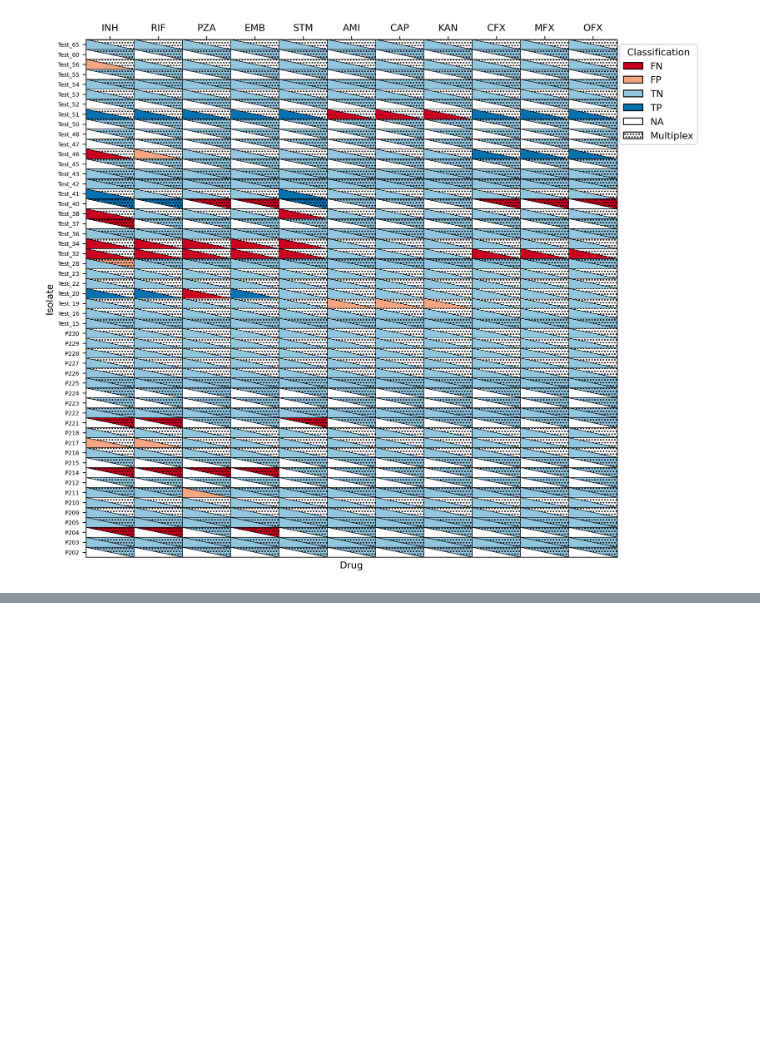
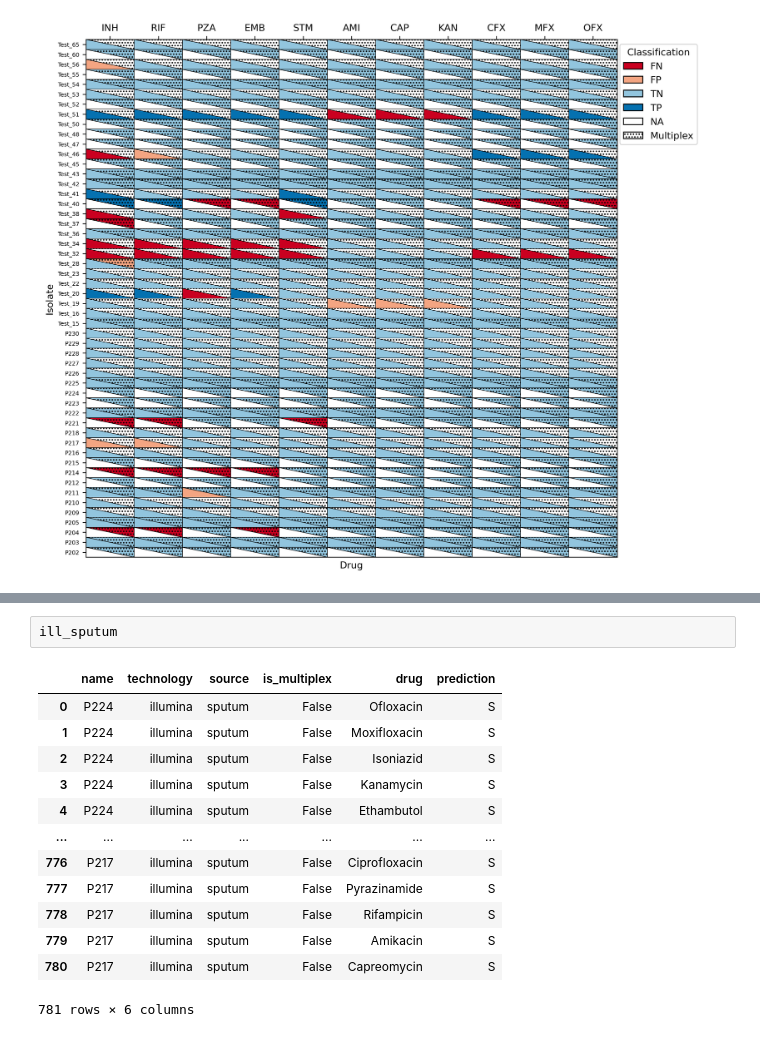
Before and after one commit to iqbal-lab-org/tb-sputum-project, a Jupyter notebook: workflow/notebooks/dst_eda.ipynb, the cells around one changed output, grey strips where cells are left out. Saved outputs shown, nothing was run; the diff lists cells and outputs as text; blank space fills up the shorter version.

```diff
--- a/workflow/notebooks/dst_eda.ipynb
+++ b/workflow/notebooks/dst_eda.ipynb
@@ -326,0 +476,16 @@ plt.show()
+# %%
+ill_sputum
+# %% [output]
+|  | name | technology | source | is_multiplex | drug | prediction |
+| 0 | P224 | illumina | sputum | False | Ofloxacin | S |
+| 1 | P224 | illumina | sputum | False | Moxifloxacin | S |
+| 2 | P224 | illumina | sputum | False | Isoniazid | S |
+| 3 | P224 | illumina | sputum | False | Kanamycin | S |
+| 4 | P224 | illumina | sputum | False | Ethambutol | S |
+| ... | ... | ... | ... | ... | ... | ... |
+| 776 | P217 | illumina | sputum | False | Ciprofloxacin | S |
+| 777 | P217 | illumina | sputum | False | Pyrazinamide | S |
+| 778 | P217 | illumina | sputum | False | Rifampicin | S |
+| 779 | P217 | illumina | sputum | False | Amikacin | S |
+| 780 | P217 | illumina | sputum | False | Capreomycin | S |
+781 rows × 6 columns
```
Also changed, not shown: parts of 17 cells of this notebook.
